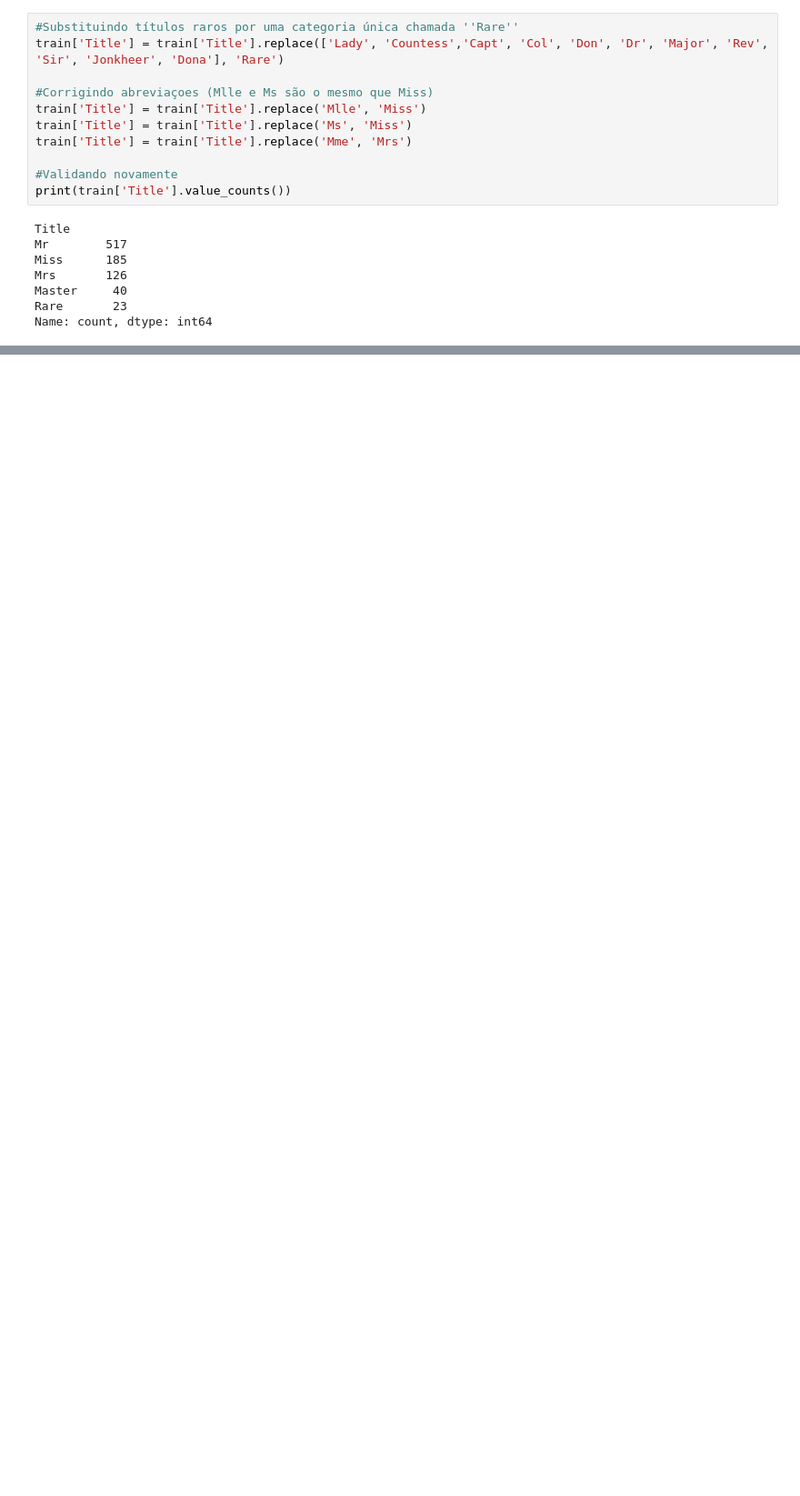
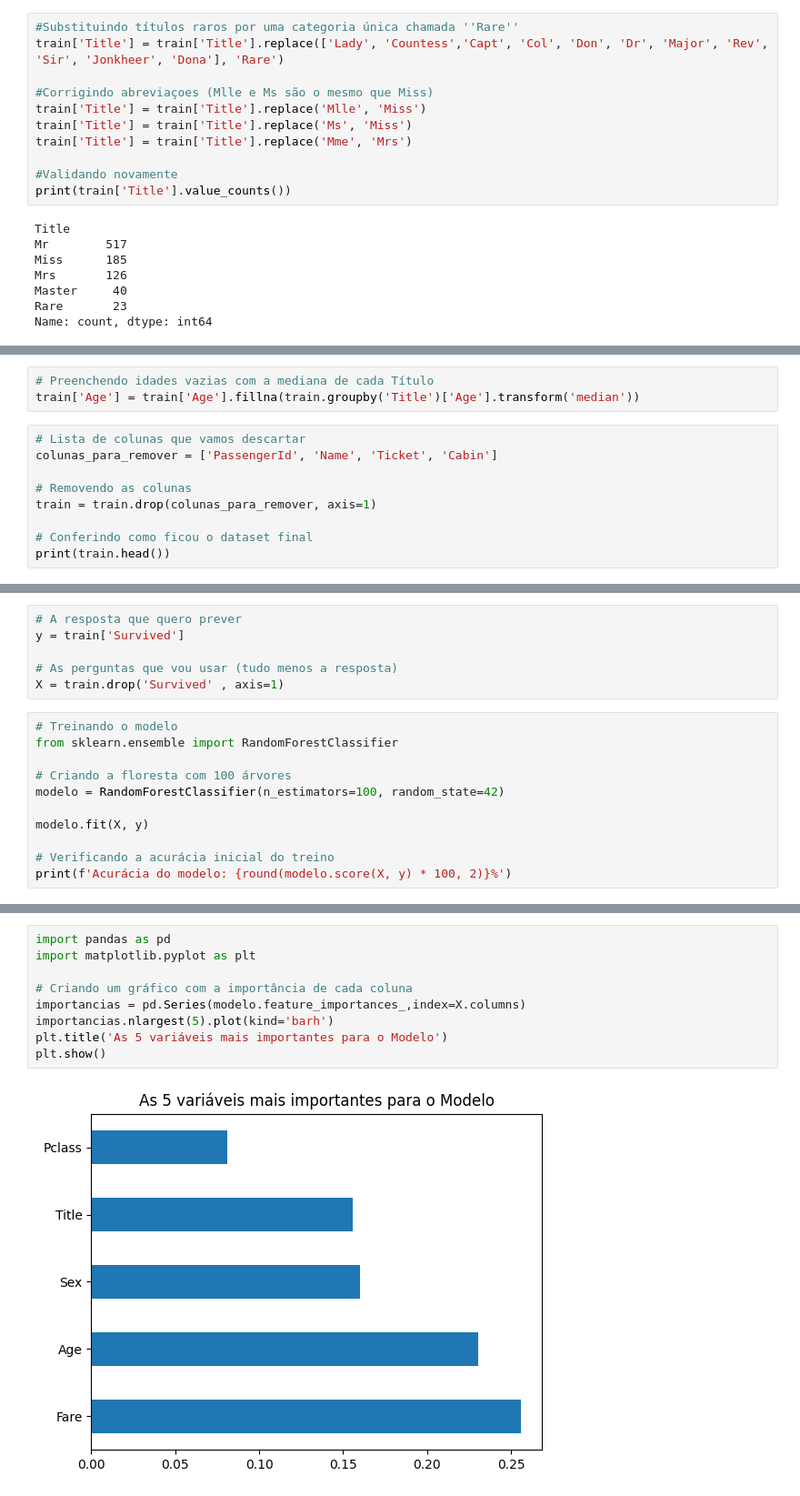
Before and after one commit to JessicaFabiano/Analise-Titanic, a Jupyter notebook: Titanic.ipynb, the cells around one changed output, grey strips where cells are left out. Shown at 91% size. Cells and saved outputs as stored; diff of their text form; blank space fills up the shorter version.

```diff
--- a/Titanic.ipynb
+++ b/Titanic.ipynb
@@ -134,0 +148,12 @@ Idades sobrando vazias: 0
+# %%
+# Preenchendo idades vazias com a mediana de cada Título
+train['Age'] = train['Age'].fillna(train.groupby('Title')['Age'].transform('median'))
+# %%
+# Lista de colunas que vamos descartar
+colunas_para_remover = ['PassengerId', 'Name', 'Ticket', 'Cabin']
+
+# Removendo as colunas
+train = train.drop(colunas_para_remover, axis=1)
+
+# Conferindo como ficou o dataset final
+print(train.head())
@@ -134,0 +167,17 @@ Idades sobrando vazias: 0
+# %%
+# A resposta que quero prever
+y = train['Survived']
+
+# As perguntas que vou usar (tudo menos a resposta)
+X = train.drop('Survived' , axis=1)
+# %%
+# Treinando o modelo
+from sklearn.ensemble import RandomForestClassifier
+
+# Criando a floresta com 100 árvores
+modelo = RandomForestClassifier(n_estimators=100, random_state=42)
+
+modelo.fit(X, y)
+
+# Verificando a acurácia inicial do treino
+print(f'Acurácia do modelo: {round(modelo.score(X, y) * 100, 2)}%')
@@ -134,0 +186,11 @@ Idades sobrando vazias: 0
+# %%
+import pandas as pd
+import matplotlib.pyplot as plt
+
+# Criando um gráfico com a importância de cada coluna
+importancias = pd.Series(modelo.feature_importances_,index=X.columns)
+importancias.nlargest(5).plot(kind='barh')
+plt.title('As 5 variáveis mais importantes para o Modelo')
+plt.show()
+# %% [output]
+[figure, added]
```
Also changed, not shown: parts of 9 cells of this notebook.
